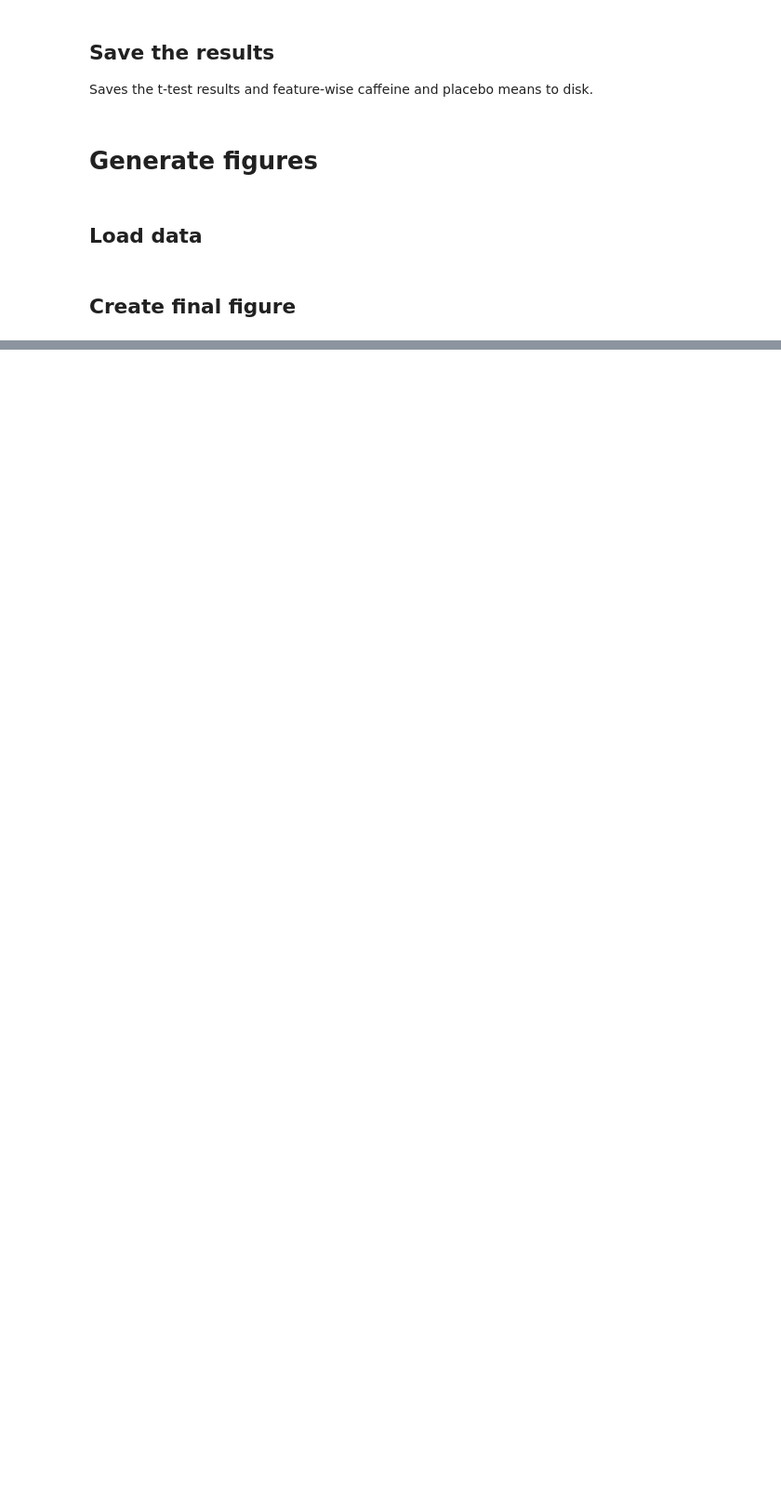
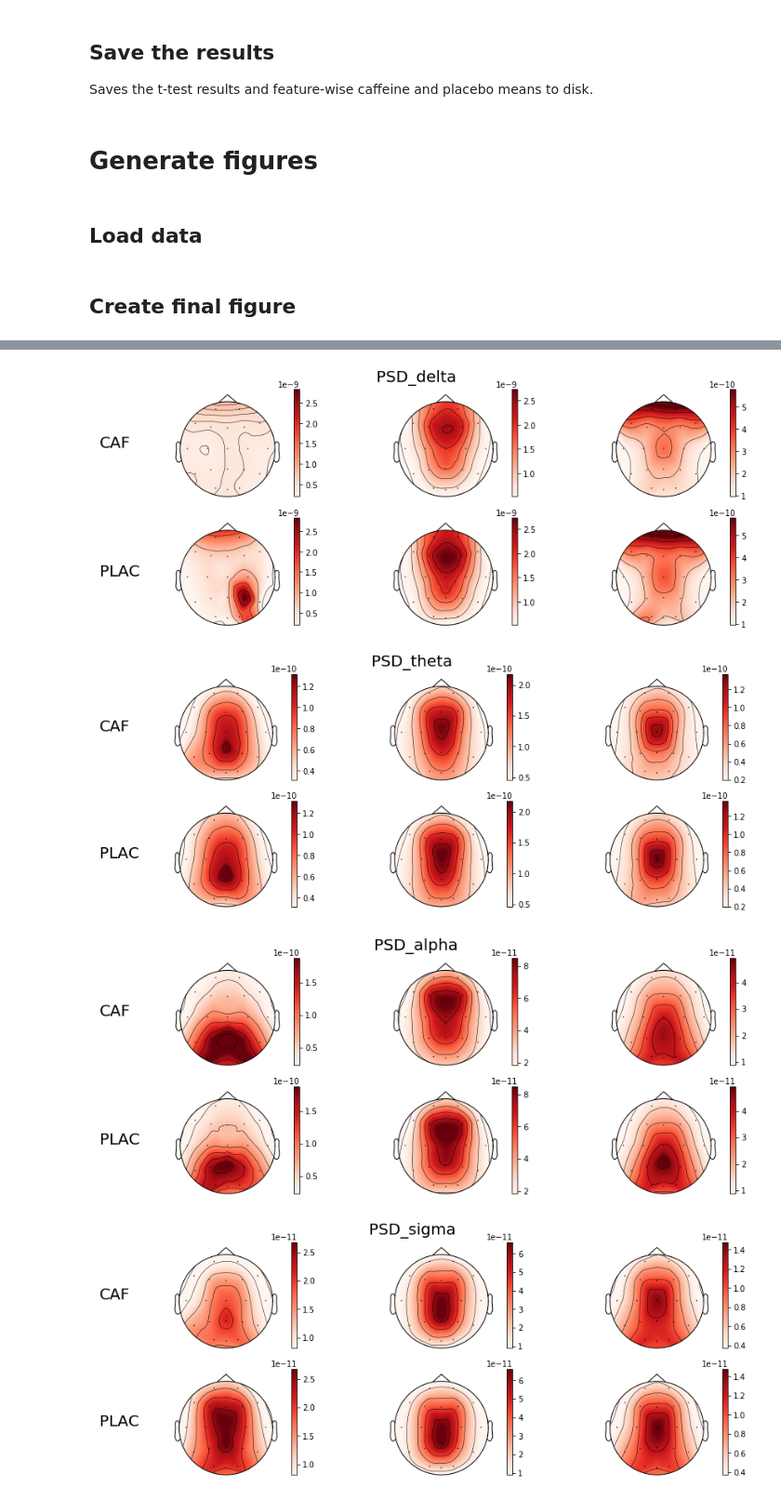
Before and after one commit to PhilippThoelke/caffeine-sleep, a Jupyter notebook: statistics/Statistics.ipynb, the cells around one changed output, grey strips where cells are left out. Shown at 93% size. Cells and saved outputs as stored; diff of their text form; code cells hidden in the pictures; blank space fills up the shorter version.

```diff
--- a/statistics/Statistics.ipynb
+++ b/statistics/Statistics.ipynb
@@ -210,0 +242,46 @@ plt.show()
+# %%
+# load computed features
+with open(os.path.join(FEATURE_PATH + "_no_norm", f'data_avg{age_suffix}.pickle'), 'rb') as file:
+    data_no_norm = pickle.load(file)
+
+# load corresponding labels to the features
+with open(os.path.join(FEATURE_PATH + "_no_norm", f'labels_avg{age_suffix}.pickle'), 'rb') as file:
+    labels_no_norm = pickle.load(file)
+
+# load subject group vectors
+with open(os.path.join(FEATURE_PATH + "_no_norm", f'groups_avg{age_suffix}.pickle'), 'rb') as file:
+    groups_no_norm = pickle.load(file)
+# %%
+cmap = "Reds"
+
+for feature in data_no_norm[STAGES[0]].keys():
+    fig, axes = plt.subplots(2, len(STAGES) + 1, figsize=(15, 5),
+                             gridspec_kw=dict(width_ratios=[0.05] + [1] * len(STAGES)))
+    fig.suptitle(feature, fontsize=20, y=1.02)
+    axes[0,0].annotate("CAF", (0.5, 0.5), fontsize=20, ha="left", va="center")
+    axes[0,0].axis("off")
+    axes[1,0].annotate("PLAC", (0.5, 0.5), fontsize=20, ha="left", va="center")
+    axes[1,0].axis("off")
+    for i, stage in enumerate(STAGES):
+        current = data_no_norm[stage][feature]
+        vmin, vmax = current[labels_no_norm[stage] == 0].mean(axis=0).min(), current[labels_no_norm[stage] == 0].mean(axis=0).max()
+
+        # get placebo data
+        plac = current[labels_no_norm[stage] == 0].mean(axis=0)
+        # get caffeine data
+        caf = current[labels_no_norm[stage] == 1].mean(axis=0)
+
+        viz.plot_topomap(caf, sensor_pos, vmin=vmin, vmax=vmax, cmap=cmap, axes=axes[0,i+1], show=False)
+        viz.plot_topomap(plac, sensor_pos, vmin=vmin, vmax=vmax, cmap=cmap, axes=axes[1,i+1], show=False)
+
+        norm = colors.Normalize(vmin=vmin,vmax=vmax)
+        sm = plt.cm.ScalarMappable(cmap=cmap, norm=norm)
+        sm.set_array([])
+        plt.colorbar(sm, ax=axes[0,i+1])
+        plt.colorbar(sm, ax=axes[1,i+1])
+    plt.show()
+# %% [output]
+[figure, added]
+[figure, added]
+[figure, added]
+[figure, added]
```
Also changed, not shown: parts of 7 cells of this notebook.
